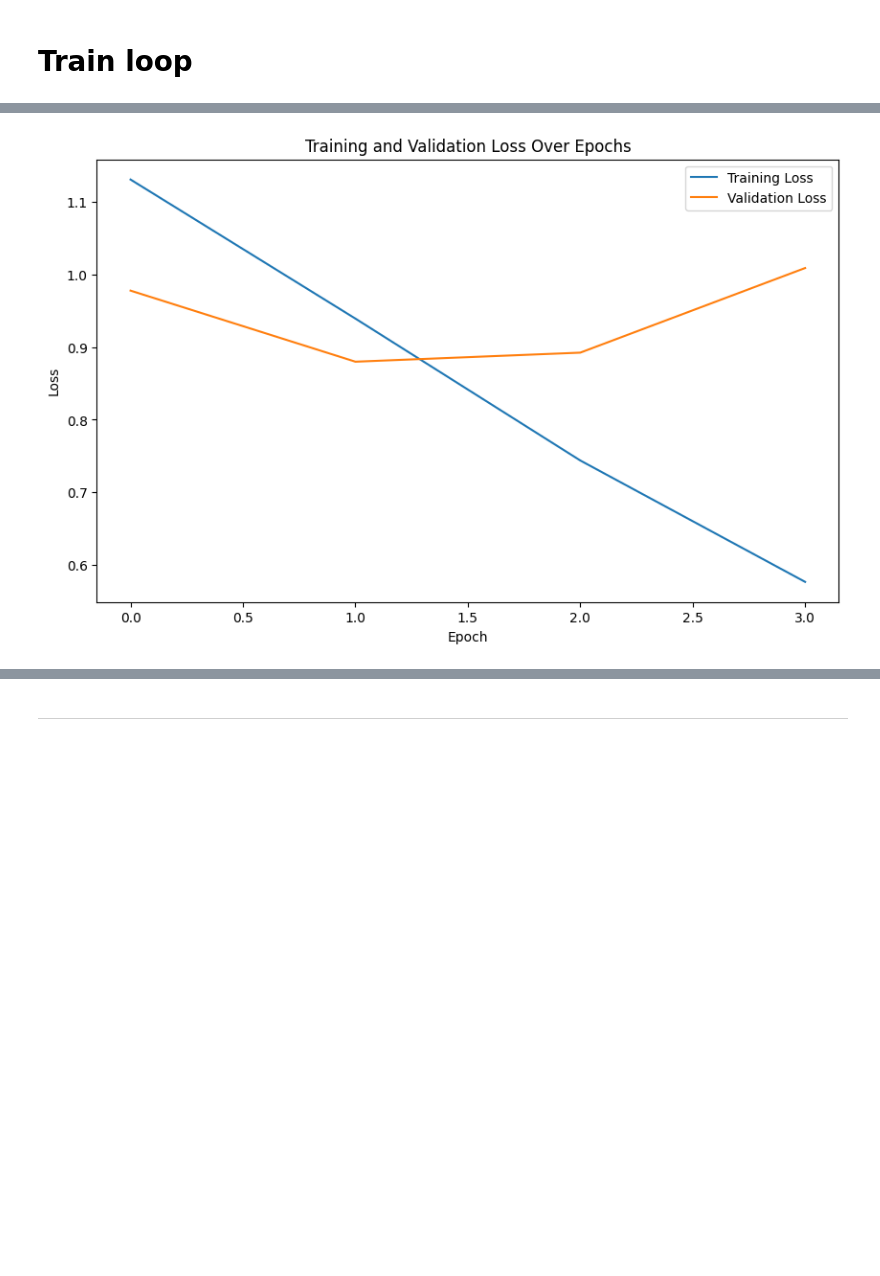
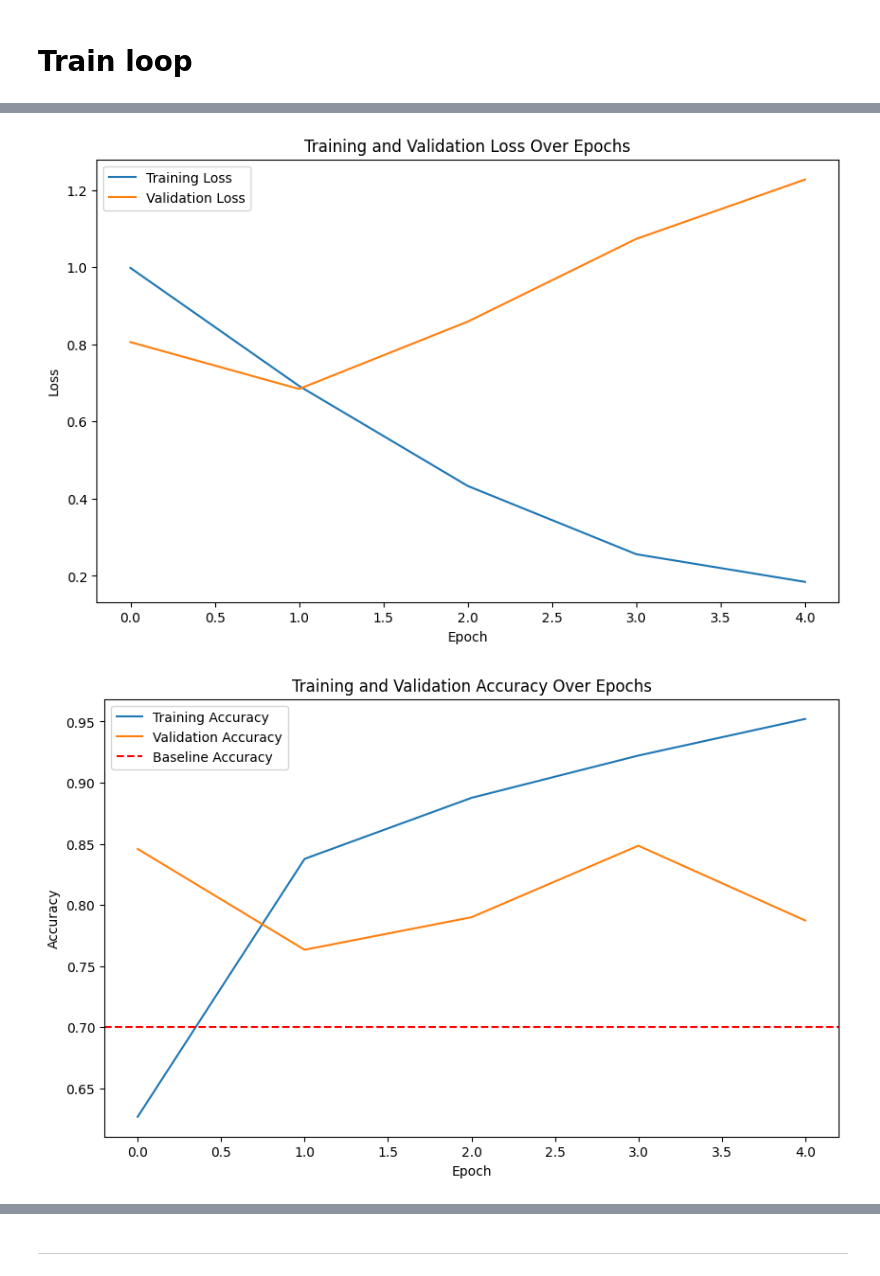
Before and after one commit to pnikitits/NLP, a Jupyter notebook: Assignment/nlp_assignment/test_2.ipynb, the cells around one changed output, grey strips where cells are left out. Drawn from its saved outputs; the diff is of its cells as text; code cells hidden in the pictures; blank space fills up the shorter version.

```diff
--- a/Assignment/nlp_assignment/test_2.ipynb
+++ b/Assignment/nlp_assignment/test_2.ipynb
@@ -285,7 +287,7 @@ tokenizer = BertTokenizer.from_pretrained('bert-base-uncased')
 special_tokens_dict = {'additional_special_tokens': ['[unused0]', '[unused1]']}
 tokenizer.add_special_tokens(special_tokens_dict)
 
-batch_size = 32
+batch_size = 8
 
 train_dataset = SentimentDataset(df_train['ModifiedSentence'], df_train['Polarity'], tokenizer)
 train_loader = DataLoader(train_dataset, batch_size=batch_size, shuffle=True)
@@ -355,8 +357,9 @@ def evaluate(model, data_loader, loss_fn, device):
     accuracy = total_correct / len(data_loader.dataset)
     return average_loss, accuracy
 # %%
-epochs = 4
+epochs = 5
 train_losses, val_losses = [], []
+train_accuracies, val_accuracies = [], []
 
 for epoch in range(epochs):
     train_loss, train_accuracy = train(model, train_loader, loss_fn, optimizer, device)
@@ -364,6 +367,9 @@ for epoch in range(epochs):
 
     train_losses.append(train_loss)
     val_losses.append(val_loss)
+
+    train_accuracies.append(train_accuracy)
+    val_accuracies.append(val_accuracy)
 
     print(f'Epoch {epoch+1}/{epochs} | Train Loss: {train_loss:.3f} | Train Accuracy: {train_accuracy:.3f} | Val Loss: {val_loss:.3f} | Val Accuracy: {val_accuracy:.3f}')
 
@@ -377,4 +383,17 @@ plt.ylabel('Loss')
 plt.title('Training and Validation Loss Over Epochs')
 plt.legend()
 plt.show()
+
+# Plotting the training and validation accuracy
+plt.figure(figsize=(10, 6))
+plt.plot(train_accuracies, label='Training Accuracy')
+plt.plot(val_accuracies, label='Validation Accuracy')
+plt.xlabel('Epoch')
+plt.ylabel('Accuracy')
+plt.title('Training and Validation Accuracy Over Epochs')
+
+plt.axhline(y=0.7, color='r', linestyle='--', label='Baseline Accuracy')
+
+plt.legend()
+plt.show()
 # %% [output]
@@ -385,4 +405,5 @@ Epoch 4/4 | Train Loss: 0.576 | Train Accuracy: 0.862 | Val Loss: 1.009 | Val Ac
-[figure, old version]
+[figure, new version]
+[figure, added]
 # %%
 import torch
 
```
Also changed, not shown: parts of 5 cells of this notebook, 2 other files.
